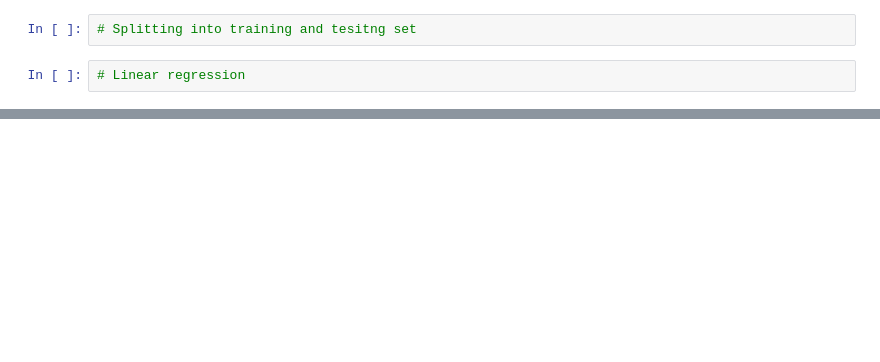
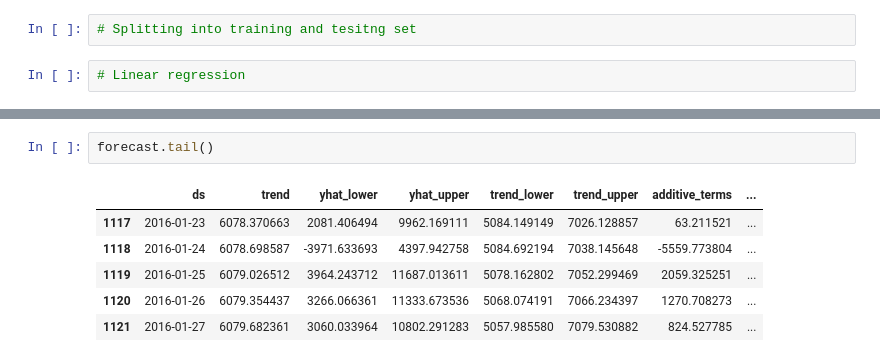
Before and after one commit to omkar123katare/Capstone_2_Retail_sales_prediction, a Jupyter notebook: retail_sales__predicton_capstone_2.ipynb, the cells around one changed output, grey strips where cells are left out. Cells and saved outputs as stored; diff of their text form; blank space fills up the shorter version.

```diff
--- a/retail_sales__predicton_capstone_2.ipynb
+++ b/retail_sales__predicton_capstone_2.ipynb
@@ -698,0 +728,9 @@ Data Preparation for
+# %%
+forecast.tail()
+# %% [output]
+|  | ds | trend | yhat_lower | yhat_upper | trend_lower | trend_upper | additive_terms | ... |
+| 1117 | 2016-01-23 | 6078.370663 | 2081.406494 | 9962.169111 | 5084.149149 | 7026.128857 | 63.211521 | ... |
+| 1118 | 2016-01-24 | 6078.698587 | -3971.633693 | 4397.942758 | 5084.692194 | 7038.145648 | -5559.773804 | ... |
+| 1119 | 2016-01-25 | 6079.026512 | 3964.243712 | 11687.013611 | 5078.162802 | 7052.299469 | 2059.325251 | ... |
+| 1120 | 2016-01-26 | 6079.354437 | 3266.066361 | 11333.673536 | 5068.074191 | 7066.234397 | 1270.708273 | ... |
+| 1121 | 2016-01-27 | 6079.682361 | 3060.033964 | 10802.291283 | 5057.985580 | 7079.530882 | 824.527785 | ... |
```
Also changed, not shown: parts of 17 cells of this notebook.
